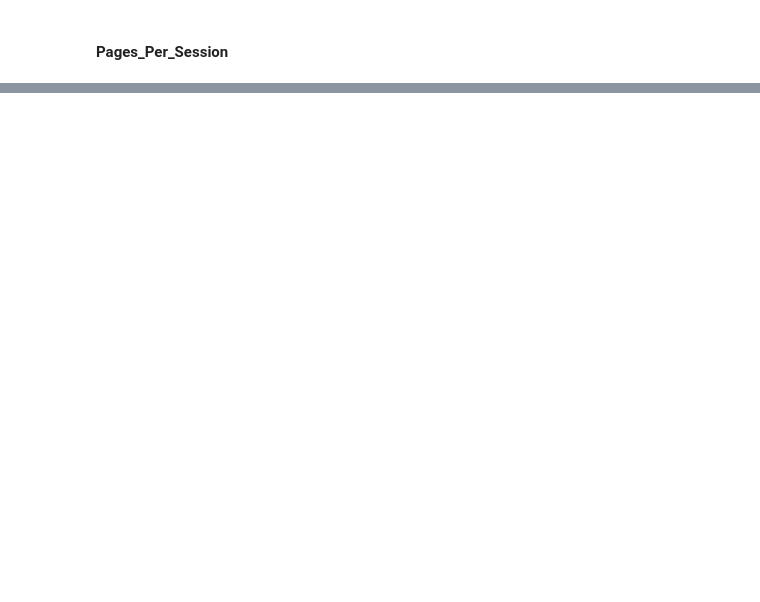
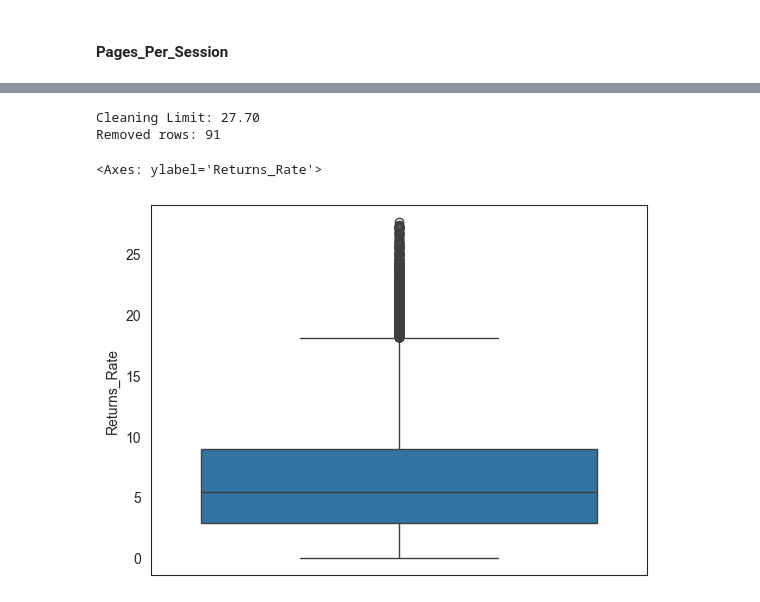
Before and after one commit to Kaio1005/Customer-Churn, a Jupyter notebook: Customer_churn_notebook.ipynb, the cells around one changed output, grey strips where cells are left out. Cells and saved outputs as stored; diff of their text form; code cells hidden in the pictures; blank space fills up the shorter version.

Commit message:
Came back to this project, cleaning some more columns

```diff
--- a/Customer_churn_notebook.ipynb
+++ b/Customer_churn_notebook.ipynb
@@ -329,0 +410,6 @@ Name: Session_Duration_Avg, dtype: float64
+# %%
+wishlist_items_transformer = Wishlist_items_transformer()
+wishlist_items_transformer.fit(X_train)
+
+transformer_test_X = wishlist_items_transformer.transform(transformer_test_X)
+transformer_test_X.Wishlist_Items.describe()
@@ -329,0 +459,6 @@ Name: Session_Duration_Avg, dtype: float64
+# %%
+days_since_last_purchase_transformer = Days_Since_Last_Purchase_Transformer()
+days_since_last_purchase_transformer.fit(X_train)
+
+transformer_test_X = days_since_last_purchase_transformer.transform(transformer_test_X)
+transformer_test_X.Days_Since_Last_Purchase.describe()
@@ -329,0 +511,6 @@ Name: Session_Duration_Avg, dtype: float64
+# %%
+discount_usage_rate = Discount_Usage_Rate_Transformer()
+discount_usage_rate.fit(X_train)
+
+transformer_test_X = discount_usage_rate.transform(transformer_test_X)
+transformer_test_X.Discount_Usage_Rate.describe()
@@ -329,0 +548,31 @@ Name: Session_Duration_Avg, dtype: float64
+# %%
+Q1 = train_data_df['Returns_Rate'].quantile(0.25)
+Q3 = train_data_df['Returns_Rate'].quantile(0.75)
+IQR = Q3 - Q1
+limit = Q3 + 3 * IQR
+
+print(f"Cleaning Limit: {limit:.2f}")
+
+mask_train = (X_train['Returns_Rate'] <= limit) | (X_train['Returns_Rate'].isna())
+X_train = X_train[mask_train]
+y_train = y_train.loc[X_train.index]
+
+mask_val = (X_val['Returns_Rate'] <= limit) | (X_val['Returns_Rate'].isna())
+X_val = X_val[mask_val]
+y_val = y_val.loc[X_val.index]
+
+mask_test = (X_test['Returns_Rate'] <= limit) | (X_test['Returns_Rate'].isna())
+X_test = X_test[mask_test]
+y_test = y_test.loc[X_test.index]
+
+train_data_df = pd.concat([X_train, y_train], axis=1)
+
+print(f"Removed rows: {len(mask_train) - mask_train.sum()}")
+# %% [output]
+Cleaning Limit: 27.70
+Removed rows: 91
+# %%
+sns.boxplot(train_data_df, y = "Returns_Rate")
+# %% [output]
+<Axes: ylabel='Returns_Rate'>
+[figure, added]
```
Also changed, not shown: parts of 31 cells of this notebook.
